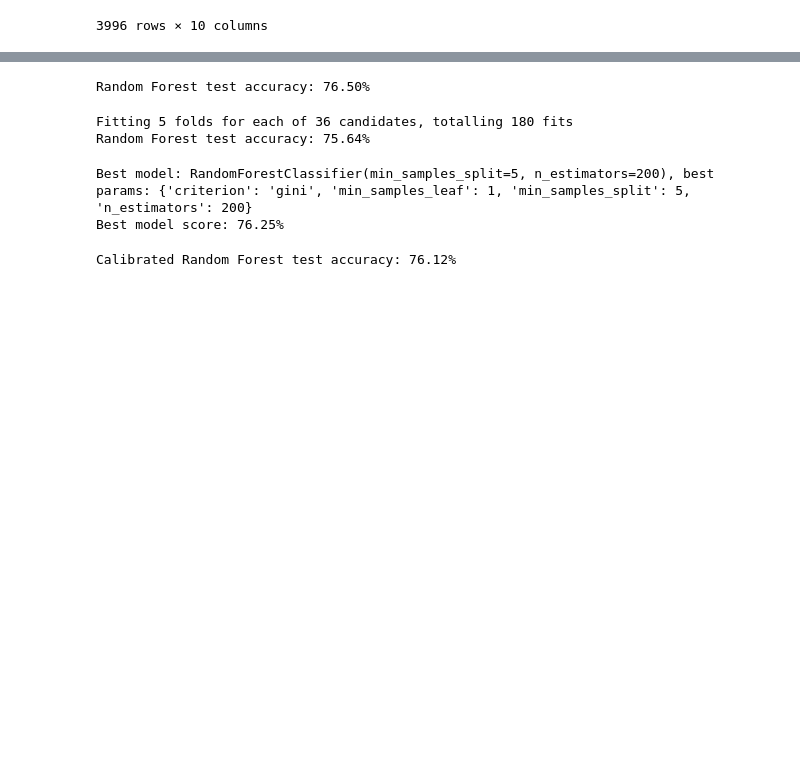
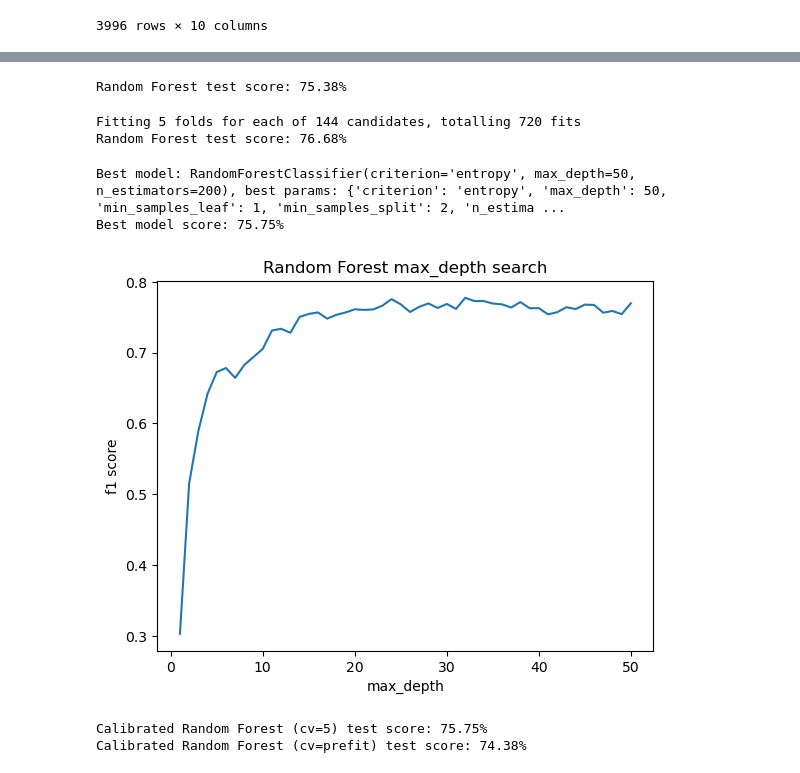
Before and after one commit to Yuval-Yarom/Predicting-Drinking-Water-Potability, a Jupyter notebook: Models/random_forest.ipynb, the cells around one changed output, grey strips where cells are left out. Saved outputs shown, nothing was run; the diff lists cells and outputs as text; code cells hidden in the pictures; blank space fills up the shorter version.

```diff
--- a/Models/random_forest.ipynb
+++ b/Models/random_forest.ipynb
@@ -64,15 +66,15 @@ from sklearn.ensemble import RandomForestClassifier
 random_forest = RandomForestClassifier()
 random_forest.fit(train_x, train_y)
 
-print(f'Random Forest test accuracy: {random_forest.score(test_x, test_y):0.2%}')
+print(f'Random Forest test score: {random_forest.score(test_x, test_y):0.2%}')
 # %% [output]
-Random Forest test accuracy: 76.50%
+Random Forest test score: 75.38%
 # %%
 from sklearn.model_selection import GridSearchCV
 
 params = {
   'n_estimators': [100, 200],
-  # 'max_depth': [None, 10, 20, 50],
+  'max_depth': [None, 10, 20, 50],
   'min_samples_split': [2, 5, 10],
   'min_samples_leaf': [1, 2, 4],
   'criterion': ['gini', 'entropy']
@@ -81,29 +83,72 @@ params = {
 grid_search = GridSearchCV(random_forest, params, scoring='f1', verbose=4, cv=NUM_FOLDS, n_jobs=-1)
 grid_search.fit(train_x, train_y)
 
-print(f'Random Forest test accuracy: {grid_search.score(test_x, test_y):0.2%}')
+best_params = grid_search.best_params_
+
+print(f'Random Forest test score: {grid_search.score(test_x, test_y):0.2%}')
 # %% [output]
-Fitting 5 folds for each of 36 candidates, totalling 180 fits
-Random Forest test accuracy: 75.64%
+Fitting 5 folds for each of 144 candidates, totalling 720 fits
+Random Forest test score: 76.68%
 # %%
 best_model = grid_search.best_estimator_
-print(f'Best model: {best_model}, best params: {grid_search.best_params_}')
+best_params = grid_search.best_params_
 
+print(f'Best model: {best_model}, best params: {best_params}')
 print(f'Best model score: {best_model.score(test_x, test_y):0.2%}')
 # %% [output]
-Best model: RandomForestClassifier(min_samples_split=5, n_estimators=200), best params: {'criterion': 'gini', 'min_samples_leaf': 1, 'min_samples_split': 5, 'n_estimators': 200}
-Best model score: 76.25%
+Best model: RandomForestClassifier(criterion='entropy', max_depth=50, n_estimators=200), best params: {'criterion': 'entropy', 'max_depth': 50, 'min_samples_leaf': 1, 'min_samples_split': 2, 'n_estima ...
+Best model score: 75.75%
+# %%
+# Perform a manual search to graph the F1 score against the max_depth
+from sklearn.metrics import f1_score
+
+max_depths = range(1, 50 + 1)
+scores = []
+
+
+for max_depth in max_depths:
+  # print(f'start: {max_depth}')
+  params = dict(best_params, max_depth=max_depth)
+  random_forest = RandomForestClassifier(**params)
+  random_forest.fit(train_x, train_y)
+  score = f1_score(test_y, random_forest.predict(test_x))
+  scores.append(score)
+  # print(f'end: {max_depth}')
+
+
+# Modify the best params' max_depth accordingly
+best_max_depth = max_depths[np.argmax(scores)]
+best_params['max_depth'] = best_max_depth
+# %%
+# Plot the search results
+
+plt.plot(max_depths, scores)
+plt.xlabel('max_depth')
+plt.ylabel('f1 score')
+plt.title('Random Forest max_depth search')
+
+plt.show()
+# %% [output]
+[figure, added]
 # %%
 from sklearn.calibration import CalibratedClassifierCV
 
-ideal_rf = RandomForestClassifier(**grid_search.best_params_)
+ideal_rf = RandomForestClassifier(**best_params)
 
 calibrated_rf = CalibratedClassifierCV(ideal_rf, cv=NUM_FOLDS)
 calibrated_rf.fit(train_x, train_y)
 
-print(f'Calibrated Random Forest test accuracy: {calibrated_rf.score(test_x, test_y):0.2%}')
+ideal_rf_prefit = RandomForestClassifier(**best_params)
+ideal_rf_prefit.fit(train_x, train_y)
+
+calibrated_rf_prefit = CalibratedClassifierCV(ideal_rf_prefit, cv='prefit')
+calibrated_rf_prefit.fit(train_x, train_y)
+
+print(f'Calibrated Random Forest (cv={NUM_FOLDS}) test score: {calibrated_rf.score(test_x, test_y):0.2%}')
+print(f'Calibrated Random Forest (cv=prefit) test score: {calibrated_rf_prefit.score(test_x, test_y):0.2%}')
 # %% [output]
-Calibrated Random Forest test accuracy: 76.12%
+Calibrated Random Forest (cv=5) test score: 75.75%
+Calibrated Random Forest (cv=prefit) test score: 74.38%
 # %%
 calibrated_rf.predict_proba(test_x)
 # %% [output]
```
Also changed, not shown: parts of 5 cells of this notebook.
